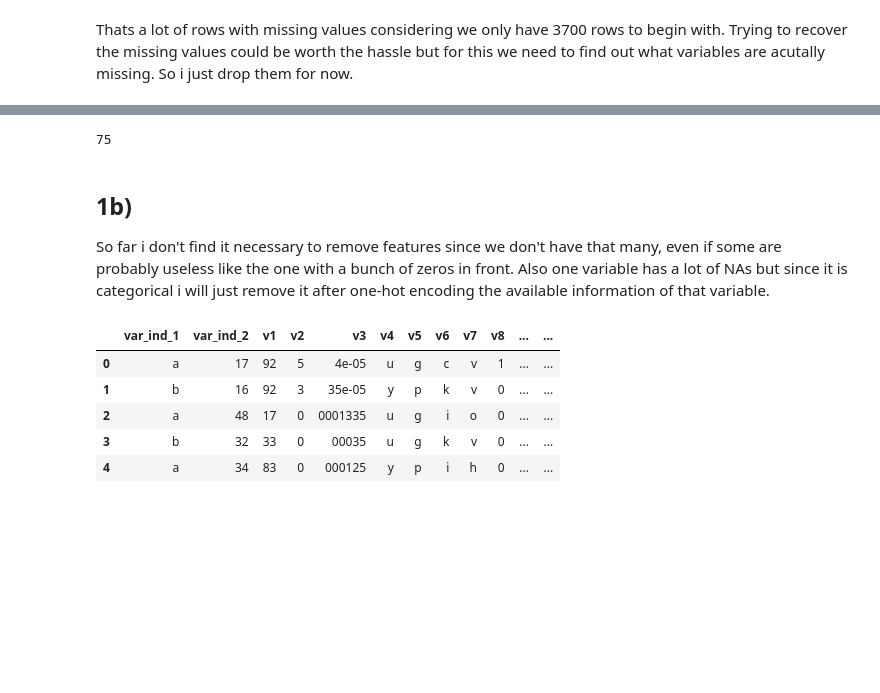
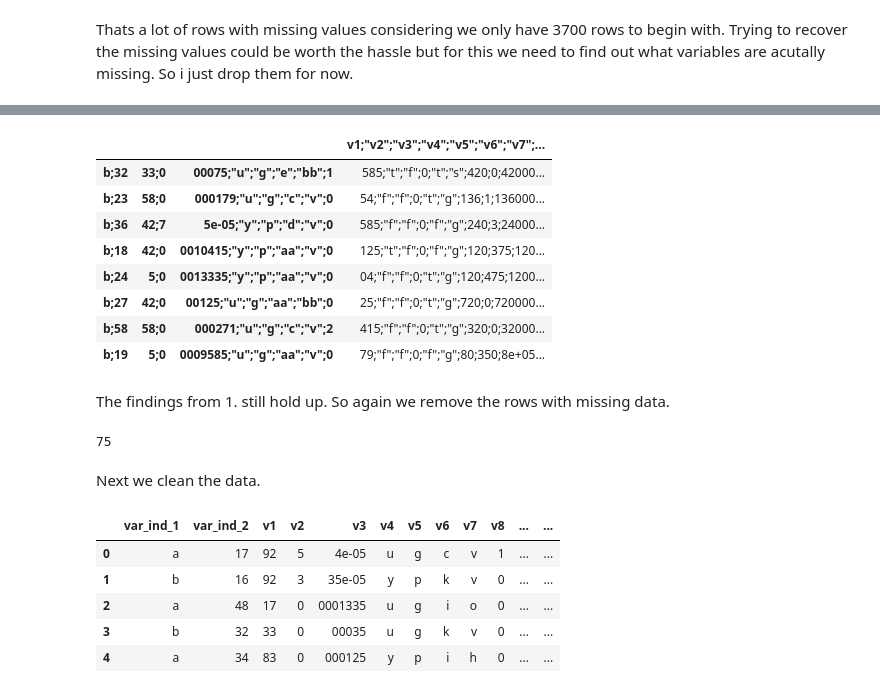
Before and after one commit to TaleOfFriendship/binary-classification-of-a-toy-data-set, a Jupyter notebook: cornelsen_assignment.ipynb, the cells around one changed output, grey strips where cells are left out. Saved outputs shown, nothing was run; the diff lists cells and outputs as text; code cells hidden in the pictures; blank space fills up the shorter version.

Commit message:
Add files via upload
new version with missing plot

```diff
--- a/cornelsen_assignment.ipynb
+++ b/cornelsen_assignment.ipynb
@@ -62,13 +60,25 @@ Now let us do the same for the validation set
+# %%
+validation.head(8)
+# %% [output]
+|  |  |  | v1;"v2";"v3";"v4";"v5";"v6";"v7";... |
+| b;32 | 33;0 | 00075;"u";"g";"e";"bb";1 | 585;"t";"f";0;"t";"s";420;0;42000... |
+| b;23 | 58;0 | 000179;"u";"g";"c";"v";0 | 54;"f";"f";0;"t";"g";136;1;136000... |
+| b;36 | 42;7 | 5e-05;"y";"p";"d";"v";0 | 585;"f";"f";0;"f";"g";240;3;24000... |
+| b;18 | 42;0 | 0010415;"y";"p";"aa";"v";0 | 125;"t";"f";0;"f";"g";120;375;120... |
+| b;24 | 5;0 | 0013335;"y";"p";"aa";"v";0 | 04;"f";"f";0;"t";"g";120;475;1200... |
+| b;27 | 42;0 | 00125;"u";"g";"aa";"bb";0 | 25;"f";"f";0;"t";"g";720;0;720000... |
+| b;58 | 58;0 | 000271;"u";"g";"c";"v";2 | 415;"f";"f";0;"t";"g";320;0;32000... |
+| b;19 | 5;0 | 0009585;"u";"g";"aa";"v";0 | 79;"f";"f";0;"f";"g";80;350;8e+05... |
+# %% [markdown]
+The findings from 1. still hold up. So again we remove the rows with missing data.
 # %%
 sum(validation.isnull().any(axis=1))
 # %% [output]
 75
 # %%
 validation = validation.dropna()
-# %% [markdown]
-
-## 1b)
-So far i don't find it necessary to remove features since we don't have that many, even if some are probably useless like the one with a bunch of zeros in front. Also one variable has a lot of NAs but since it is categorical i will just remove it after one-hot encoding the available information of that variable.
+# %% [markdown]
+Next we clean the data.
 # %%
 """
 function to tidy up the data frame
```
Also changed, not shown: parts of 16 cells of this notebook.
